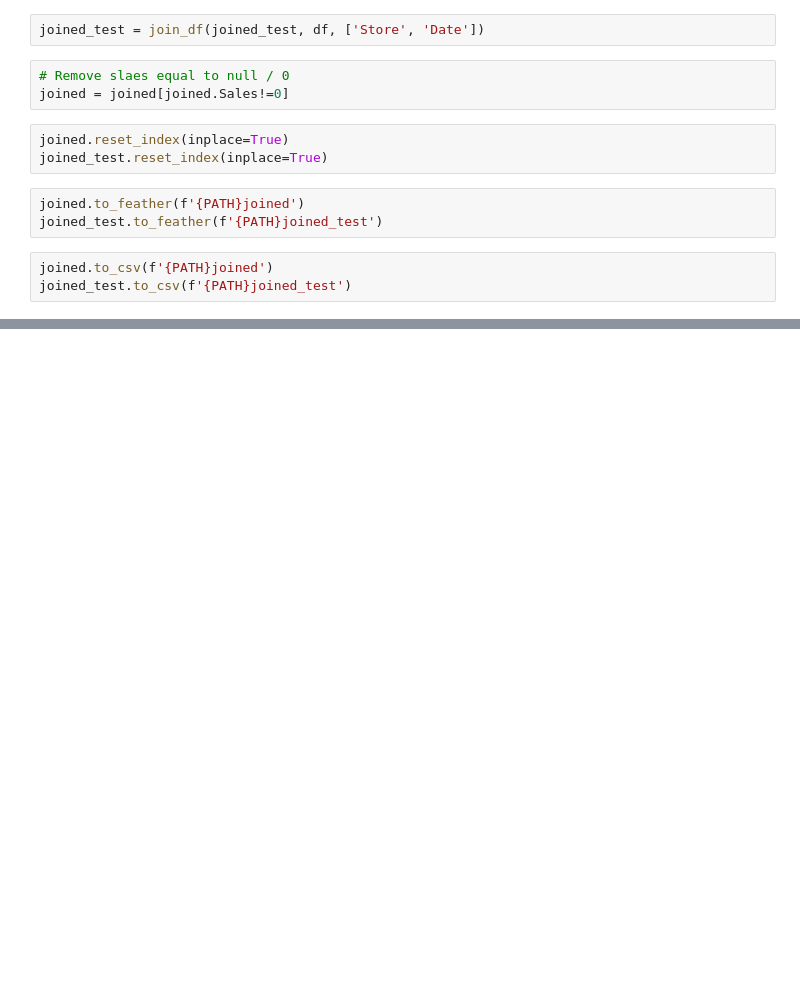
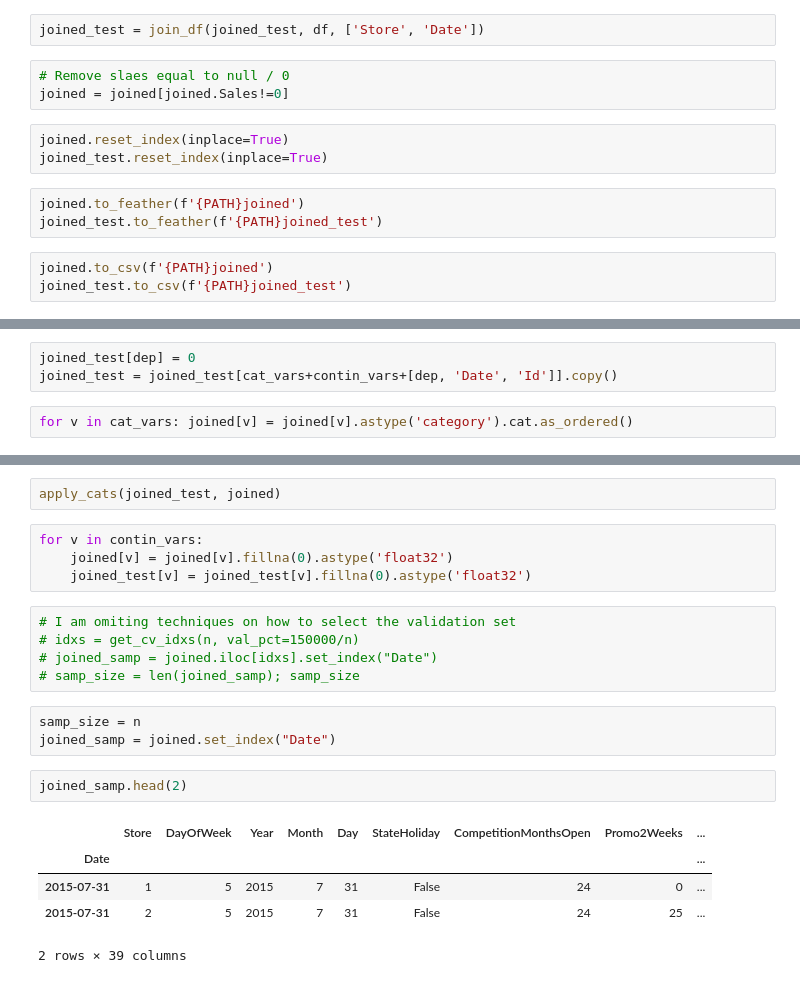
Before and after one commit to stanimman/Fast_ai, a Jupyter notebook: Lesson 4 Rossman.ipynb, the cells around one changed output, grey strips where cells are left out. Drawn from its saved outputs; the diff is of its cells as text; blank space fills up the shorter version.

```diff
--- a/Lesson 4 Rossman.ipynb
+++ b/Lesson 4 Rossman.ipynb
@@ -627,0 +645,5 @@ joined.head().T.head(40)
+# %%
+joined_test[dep] = 0
+joined_test = joined_test[cat_vars+contin_vars+[dep, 'Date', 'Id']].copy()
+# %%
+for v in cat_vars: joined[v] = joined[v].astype('category').cat.as_ordered()
@@ -627,0 +689,22 @@ joined.head().T.head(40)
+# %%
+apply_cats(joined_test, joined)
+# %%
+for v in contin_vars:
+    joined[v] = joined[v].fillna(0).astype('float32')
+    joined_test[v] = joined_test[v].fillna(0).astype('float32')
+# %%
+# I am omiting techniques on how to select the validation set
+# idxs = get_cv_idxs(n, val_pct=150000/n)
+# joined_samp = joined.iloc[idxs].set_index("Date")
+# samp_size = len(joined_samp); samp_size
+# %%
+samp_size = n
+joined_samp = joined.set_index("Date")
+# %%
+joined_samp.head(2)
+# %% [output]
+|  | Store | DayOfWeek | Year | Month | Day | StateHoliday | CompetitionMonthsOpen | Promo2Weeks | ... |
+| Date |  |  |  |  |  |  |  |  | ... |
+| 2015-07-31 | 1 | 5 | 2015 | 7 | 31 | False | 24 | 0 | ... |
+| 2015-07-31 | 2 | 5 | 2015 | 7 | 31 | False | 24 | 25 | ... |
+2 rows × 39 columns
```
Also changed, not shown: parts of 17 cells of this notebook.
